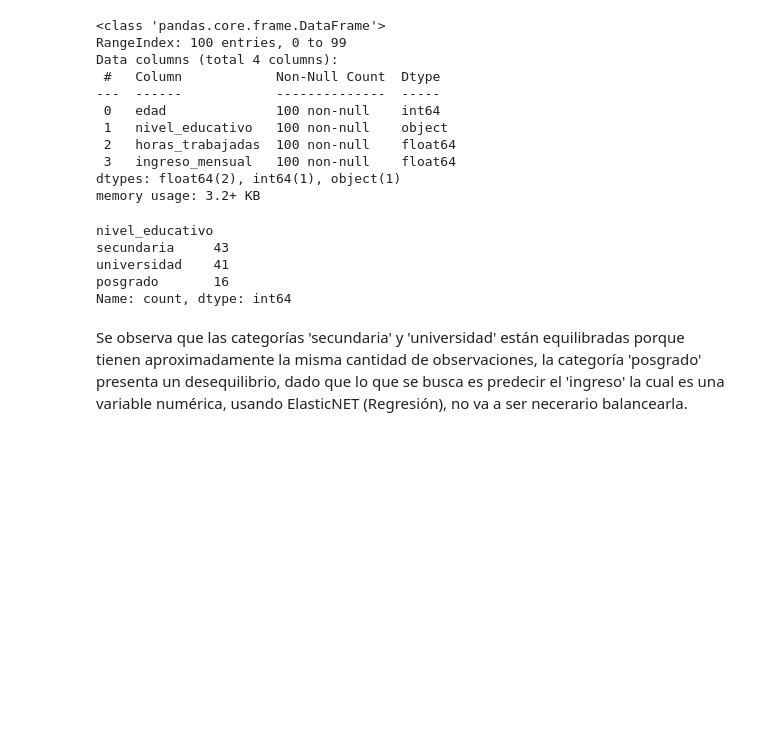
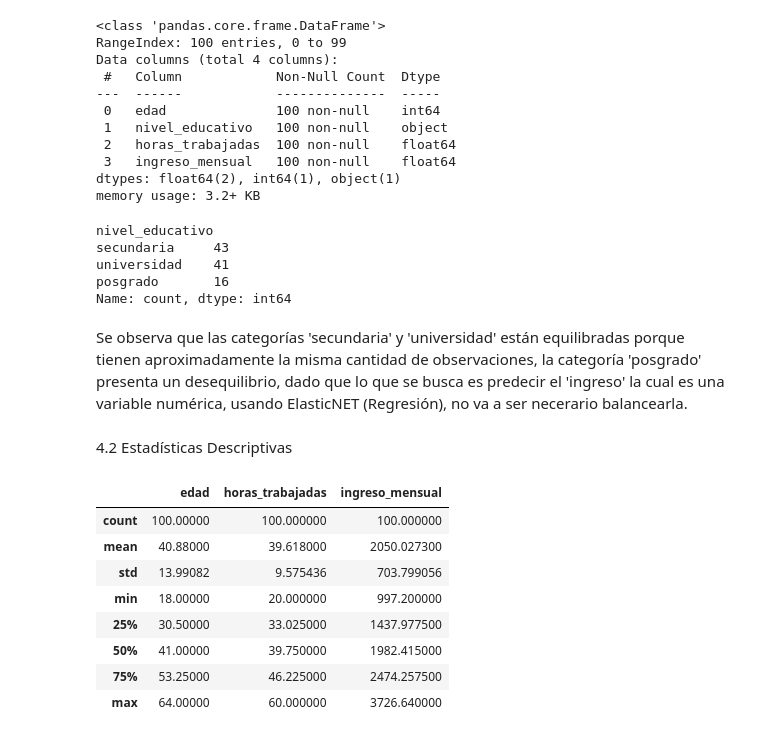
Before and after one commit to dianapduran/modelo-regresion, a Jupyter notebook: notebooks/EDA.ipynb, the cells around one changed output. Saved outputs shown, nothing was run; the diff lists cells and outputs as text; code cells hidden in the pictures; blank space fills up the shorter version.

```diff
--- a/notebooks/EDA.ipynb
+++ b/notebooks/EDA.ipynb
@@ -112,3 +112,18 @@ posgrado       16
 Name: count, dtype: int64
 # %% [markdown]
 Se observa que las categorías 'secundaria' y 'universidad' están equilibradas porque tienen aproximadamente la misma cantidad de observaciones, la categoría 'posgrado' presenta un desequilibrio, dado que lo que se busca es predecir el 'ingreso' la cual es una variable numérica, usando ElasticNET (Regresión), no va a ser necerario balancearla.
+# %% [markdown]
+4.2 Estadísticas Descriptivas
+# %%
+# El método `describe()` nos proporciona estadísticas descriptivas de las columnas numéricas del DataFrame.
+data.describe()
+# %% [output]
+|  | edad | horas_trabajadas | ingreso_mensual |
+| count | 100.00000 | 100.000000 | 100.000000 |
+| mean | 40.88000 | 39.618000 | 2050.027300 |
+| std | 13.99082 | 9.575436 | 703.799056 |
+| min | 18.00000 | 20.000000 | 997.200000 |
+| 25% | 30.50000 | 33.025000 | 1437.977500 |
+| 50% | 41.00000 | 39.750000 | 1982.415000 |
+| 75% | 53.25000 | 46.225000 | 2474.257500 |
+| max | 64.00000 | 60.000000 | 3726.640000 |
```
Also changed, not shown: parts of 9 cells of this notebook.
